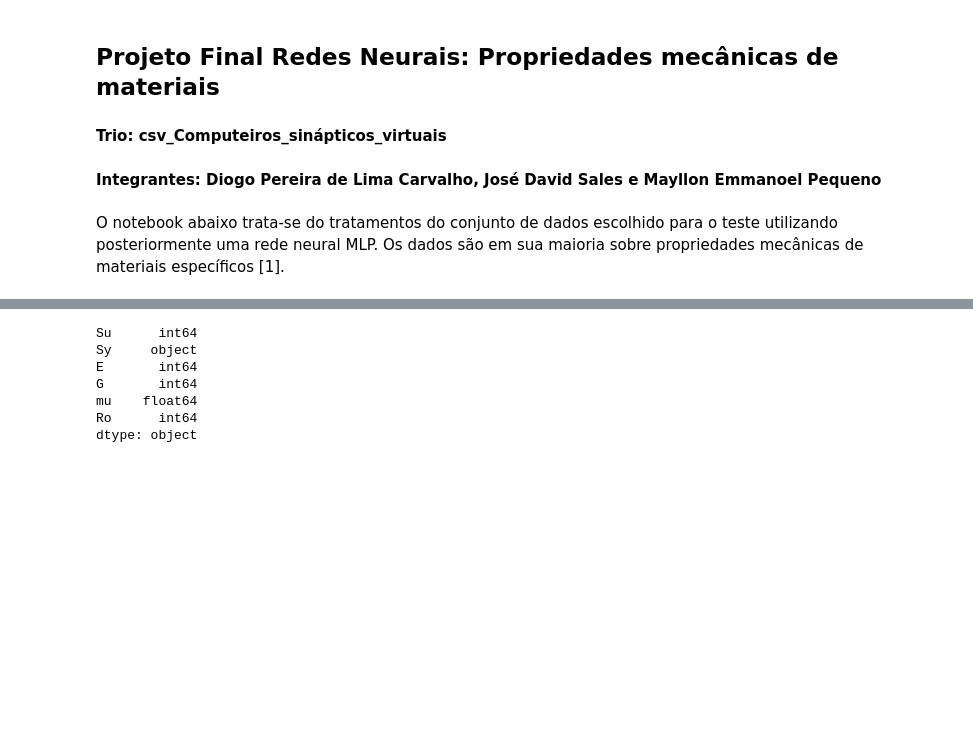
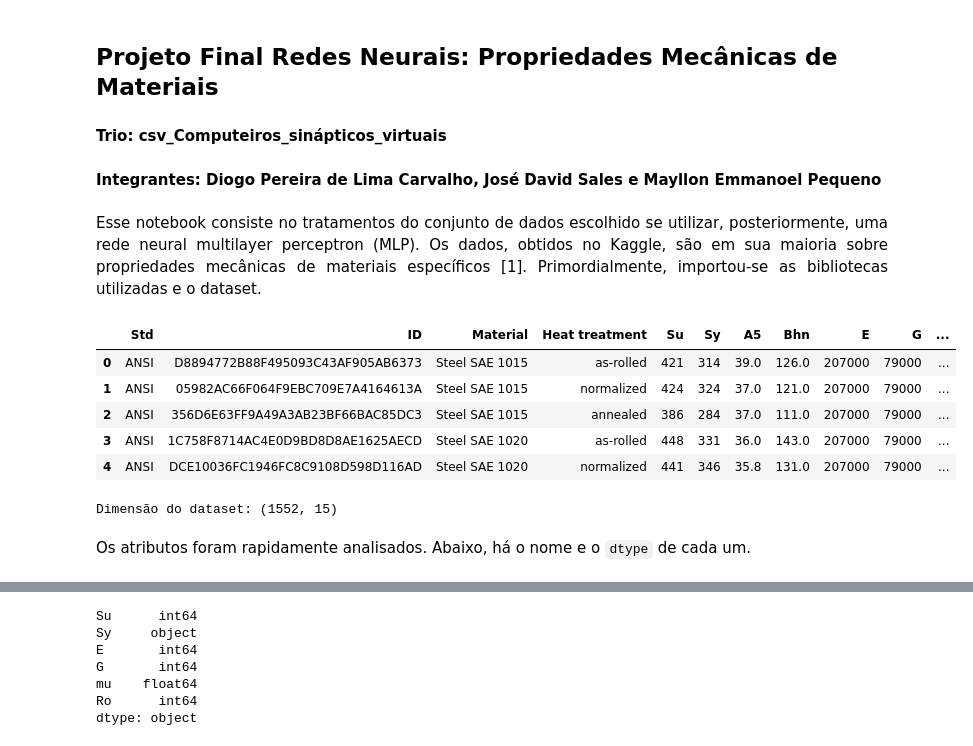
Before and after one commit to EmmanoelPequeno/Materials-and-their-Mechanical-Properties, a Jupyter notebook: Conjuntos de dados/Tratamento dos Dados.ipynb, the cells around one changed output, grey strips where cells are left out. Cells and saved outputs as stored; diff of their text form; code cells hidden in the pictures; blank space fills up the shorter version.

```diff
--- a/Conjuntos de dados/Tratamento dos Dados.ipynb
+++ b/Conjuntos de dados/Tratamento dos Dados.ipynb
@@ -1,14 +1,27 @@
 # %% [markdown]
-## Projeto Final Redes Neurais: Propriedades mecânicas de materiais
+## Projeto Final Redes Neurais: Propriedades Mecânicas de Materiais
 
 #### Trio: csv_Computeiros_sinápticos_virtuais
 
 #### Integrantes: Diogo Pereira de Lima Carvalho, José David Sales e Mayllon Emmanoel Pequeno
 # %% [markdown]
-O notebook abaixo trata-se do tratamentos do conjunto de dados escolhido para o teste utilizando posteriormente uma rede neural MLP. Os dados são em sua maioria sobre propriedades mecânicas de materiais específicos [1].
+<p style="text-align: justify;"> Esse notebook consiste no tratamentos do conjunto de dados escolhido se utilizar, posteriormente, uma rede neural multilayer perceptron (MLP). Os dados, obtidos no Kaggle, são em sua maioria sobre propriedades mecânicas de materiais específicos [1]. Primordialmente, importou-se as bibliotecas utilizadas e o dataset.
 # %%
 import pandas as pd
 import numpy as np
 # %%
 df = pd.read_csv("../Conjuntos de dados/Data.csv")
+# %%
+display(df.head())
+print(f'Dimensão do dataset: {df.shape}')
+# %% [output]
+|  | Std | ID | Material | Heat treatment | Su | Sy | A5 | Bhn | E | G | ... |
+| 0 | ANSI | D8894772B88F495093C43AF905AB6373 | Steel SAE 1015 | as-rolled | 421 | 314 | 39.0 | 126.0 | 207000 | 79000 | ... |
+| 1 | ANSI | 05982AC66F064F9EBC709E7A4164613A | Steel SAE 1015 | normalized | 424 | 324 | 37.0 | 121.0 | 207000 | 79000 | ... |
+| 2 | ANSI | 356D6E63FF9A49A3AB23BF66BAC85DC3 | Steel SAE 1015 | annealed | 386 | 284 | 37.0 | 111.0 | 207000 | 79000 | ... |
+| 3 | ANSI | 1C758F8714AC4E0D9BD8D8AE1625AECD | Steel SAE 1020 | as-rolled | 448 | 331 | 36.0 | 143.0 | 207000 | 79000 | ... |
+| 4 | ANSI | DCE10036FC1946FC8C9108D598D116AD | Steel SAE 1020 | normalized | 441 | 346 | 35.8 | 131.0 | 207000 | 79000 | ... |
+Dimensão do dataset: (1552, 15)
+# %% [markdown]
+Os atributos foram rapidamente analisados. Abaixo, há o nome e o <code>dtype</code> de cada um.
 # %%
```
Also changed, not shown: parts of 18 cells of this notebook, 36 other files.
